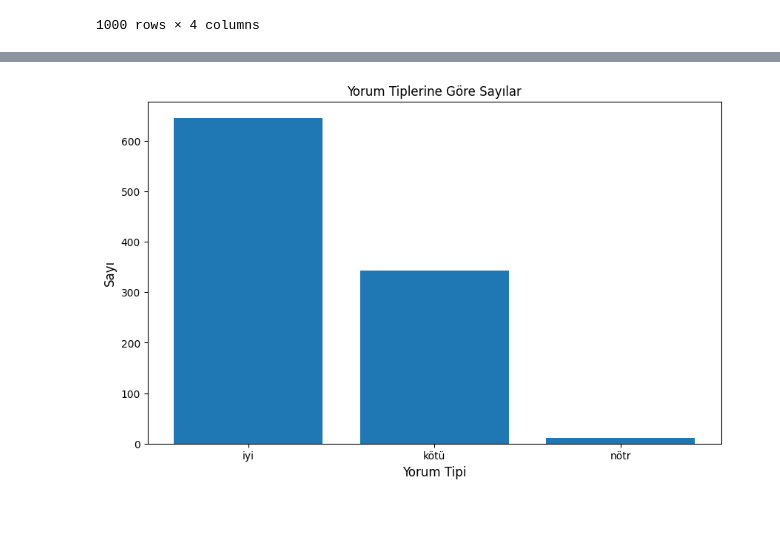
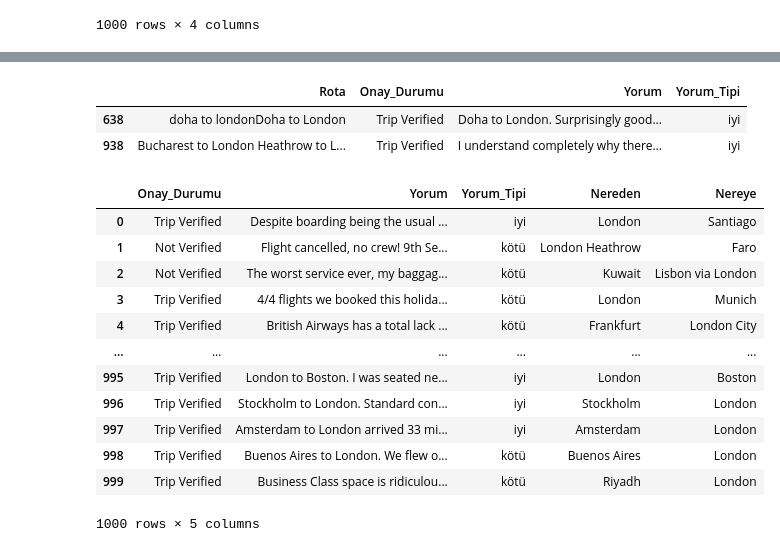
Before and after one commit to TolgaKilinckaya/British_Airlines_Customer_Reviews_Analysis, a Jupyter notebook: analyze.ipynb, the cells around one changed output, grey strips where cells are left out. Saved outputs shown, nothing was run; the diff lists cells and outputs as text; code cells hidden in the pictures; blank space fills up the shorter version.

```diff
--- a/analyze.ipynb
+++ b/analyze.ipynb
@@ -114,14 +138,0 @@ df.isna().sum().sum()
-# %%
-yorum_sayilari = df['Yorum_Tipi'].value_counts()
-
-# Bar grafiğini oluşturun
-plt.figure(figsize=(10,6))
-plt.bar(yorum_sayilari.index, yorum_sayilari.values)
-
-plt.title('Yorum Tiplerine Göre Sayılar')
-plt.ylabel('Sayı', fontsize=12)
-plt.xlabel('Yorum Tipi', fontsize=12)
-
-plt.show()
-# %% [output]
-[figure, removed]
@@ -127,0 +141,31 @@ plt.show()
+# %%
+df['Rota'].fillna('Unknown to Unknown', inplace=True)
+# %%
+df[df['Rota'].str.count(' to ') > 1]
+# %% [output]
+|  | Rota | Onay_Durumu | Yorum | Yorum_Tipi |
+| 638 | doha to londonDoha to London | Trip Verified | Doha to London. Surprisingly good... | iyi |
+| 938 | Bucharest to London Heathrow to L... | Trip Verified | I understand completely why there... | iyi |
+# %%
+df['Rota'] = df['Rota'].str.replace('doha to londonDoha to London', 'Doha to London')
+df['Rota'] = df['Rota'].str.replace('Bucharest to London Heathrow to Los Angeles', 'Bucharest to Los Angeles')
+# %%
+df[['Nereden', 'Nereye']] = df['Rota'].str.split(' to ', expand=True)
+# %%
+df = df.drop(columns=['Rota'])
+# %%
+df
+# %% [output]
+|  | Onay_Durumu | Yorum | Yorum_Tipi | Nereden | Nereye |
+| 0 | Trip Verified | Despite boarding being the usual ... | iyi | London | Santiago |
+| 1 | Not Verified | Flight cancelled, no crew! 9th Se... | kötü | London Heathrow | Faro |
+| 2 | Not Verified | The worst service ever, my baggag... | kötü | Kuwait | Lisbon via London |
+| 3 | Trip Verified | 4/4 flights we booked this holida... | kötü | London | Munich |
+| 4 | Trip Verified | British Airways has a total lack ... | kötü | Frankfurt | London City |
+| ... | ... | ... | ... | ... | ... |
+| 995 | Trip Verified | London to Boston. I was seated ne... | iyi | London | Boston |
+| 996 | Trip Verified | Stockholm to London. Standard con... | iyi | Stockholm | London |
+| 997 | Trip Verified | Amsterdam to London arrived 33 mi... | iyi | Amsterdam | London |
+| 998 | Trip Verified | Buenos Aires to London. We flew o... | kötü | Buenos Aires | London |
+| 999 | Trip Verified | Business Class space is ridiculou... | kötü | Riyadh | London |
+1000 rows × 5 columns
```
Also changed, not shown: parts of 7 cells of this notebook.
